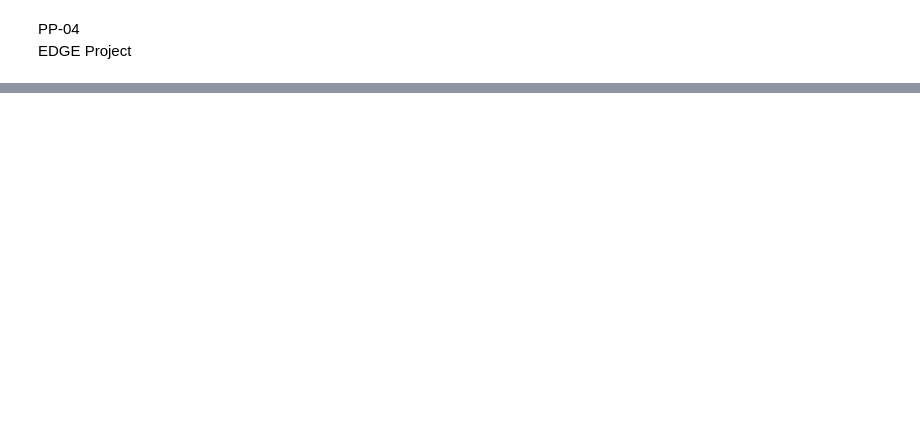
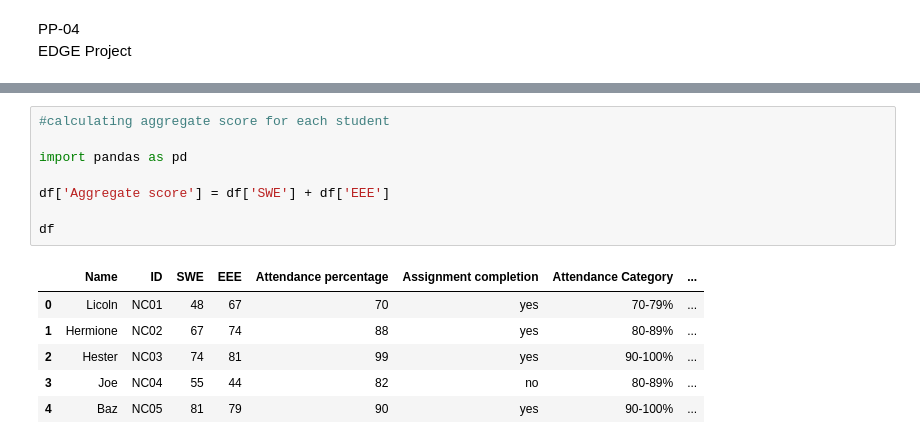
Before and after one commit to Saraf-Tasnim/EDGE-Project, a Jupyter notebook: Saraf_EDGE_Project.ipynb, the cells around one changed output, grey strips where cells are left out. Drawn from its saved outputs; the diff is of its cells as text; blank space fills up the shorter version.

```diff
--- a/Saraf_EDGE_Project.ipynb
+++ b/Saraf_EDGE_Project.ipynb
@@ -88,0 +153,15 @@ record = {'Name' : ['Licoln', 'Hermione', 'Hester', 'Joe', 'Baz']
+# %%
+#calculating aggregate score for each student
+
+import pandas as pd
+
+df['Aggregate score'] = df['SWE'] + df['EEE']
+
+df
+# %% [output]
+|  | Name | ID | SWE | EEE | Attendance percentage | Assignment completion | Attendance Category | ... |
+| 0 | Licoln | NC01 | 48 | 67 | 70 | yes | 70-79% | ... |
+| 1 | Hermione | NC02 | 67 | 74 | 88 | yes | 80-89% | ... |
+| 2 | Hester | NC03 | 74 | 81 | 99 | yes | 90-100% | ... |
+| 3 | Joe | NC04 | 55 | 44 | 82 | no | 80-89% | ... |
+| 4 | Baz | NC05 | 81 | 79 | 90 | yes | 90-100% | ... |
```
Also changed, not shown: parts of 11 cells of this notebook.
